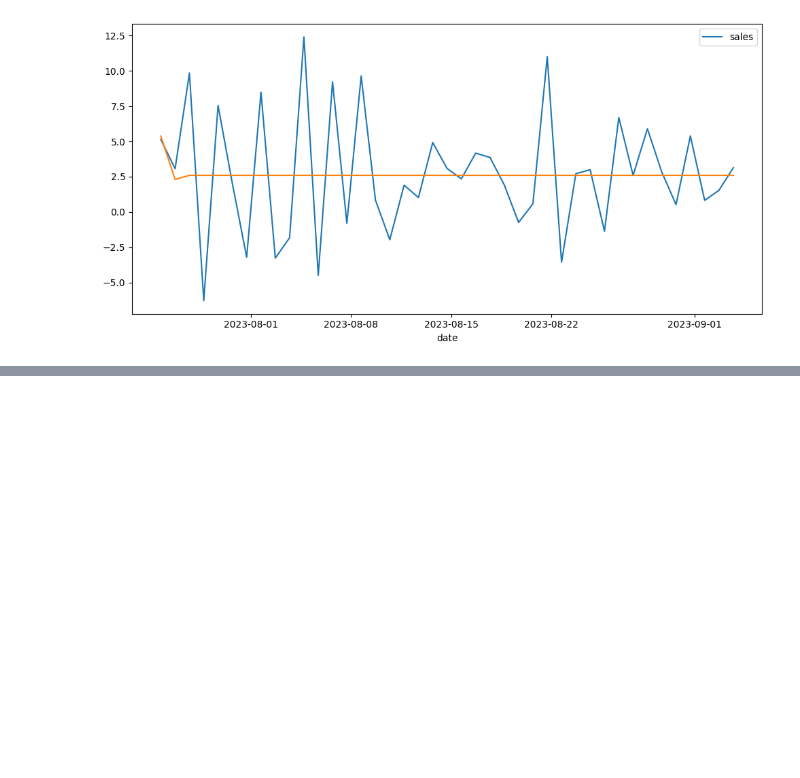
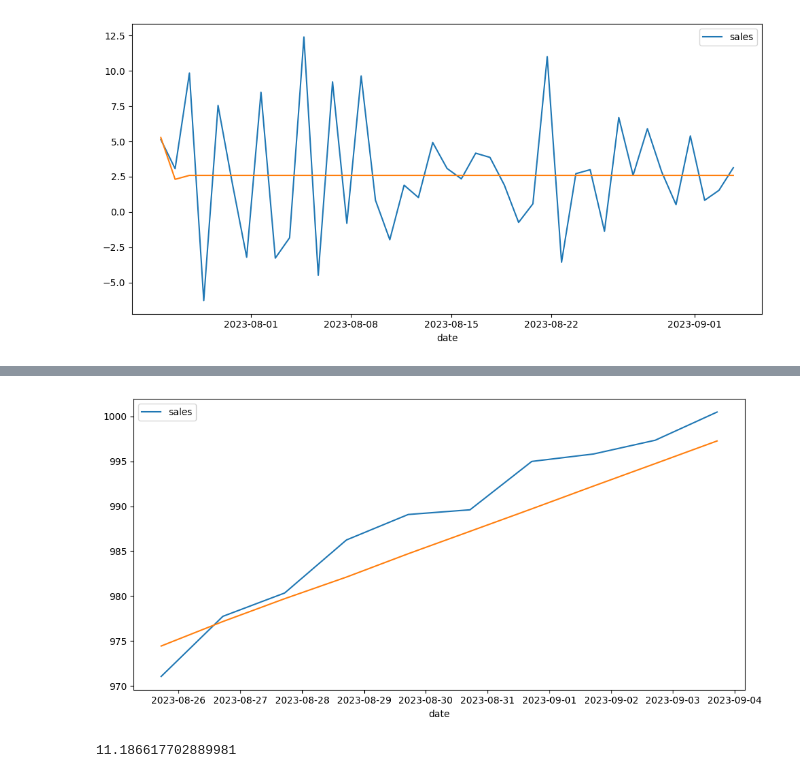
Before and after one commit to mgnorero/time-series-1, a Jupyter notebook: src/explore.ipynb, the cells around one changed output, grey strips where cells are left out. Cells and saved outputs as stored; diff of their text form; code cells hidden in the pictures; blank space fills up the shorter version.

Commit message:
entrenamiento y guardado modelos

```diff
--- a/src/explore.ipynb
+++ b/src/explore.ipynb
@@ -255,0 +260,21 @@ from pickle import dump
+# %%
+#modelo sobre el data frame no estacionario, para capturar mayor varianza
+train_df_2 = df[(df.index > pd.to_datetime('2023-07-25')) & (df.index < pd.to_datetime('2023-08-25'))]
+test_df_2 = df[df.index >= pd.to_datetime('2023-08-25')]
+
+model_2 = auto_arima(train_df_2, seasonal=True, n=7)
+forecast_2 = model_2.predict(10)
+
+plt.subplots(figsize=(10,5))
+sns.lineplot(data=test_df_2)
+sns.lineplot(data=forecast_2)
+
+plt.tight_layout()
+plt.show()
+# %% [output]
+[figure, added]
+# %%
+#evaluar segundo modelo
+mean_squared_error(test_df_2, forecast_2)
+# %% [output]
+11.186617702889981
```
Also changed, not shown: parts of 7 cells of this notebook, 2 other files.
